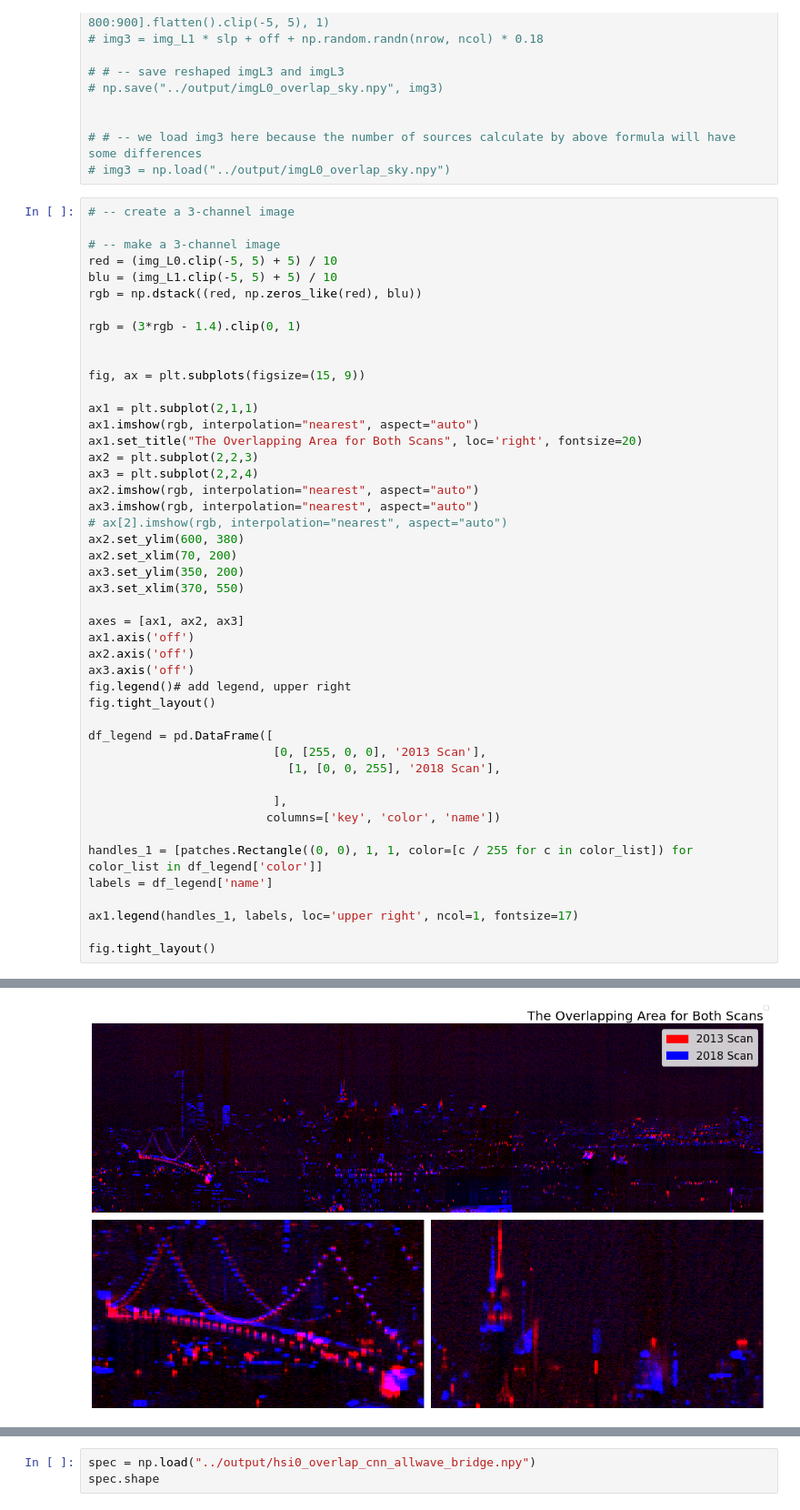
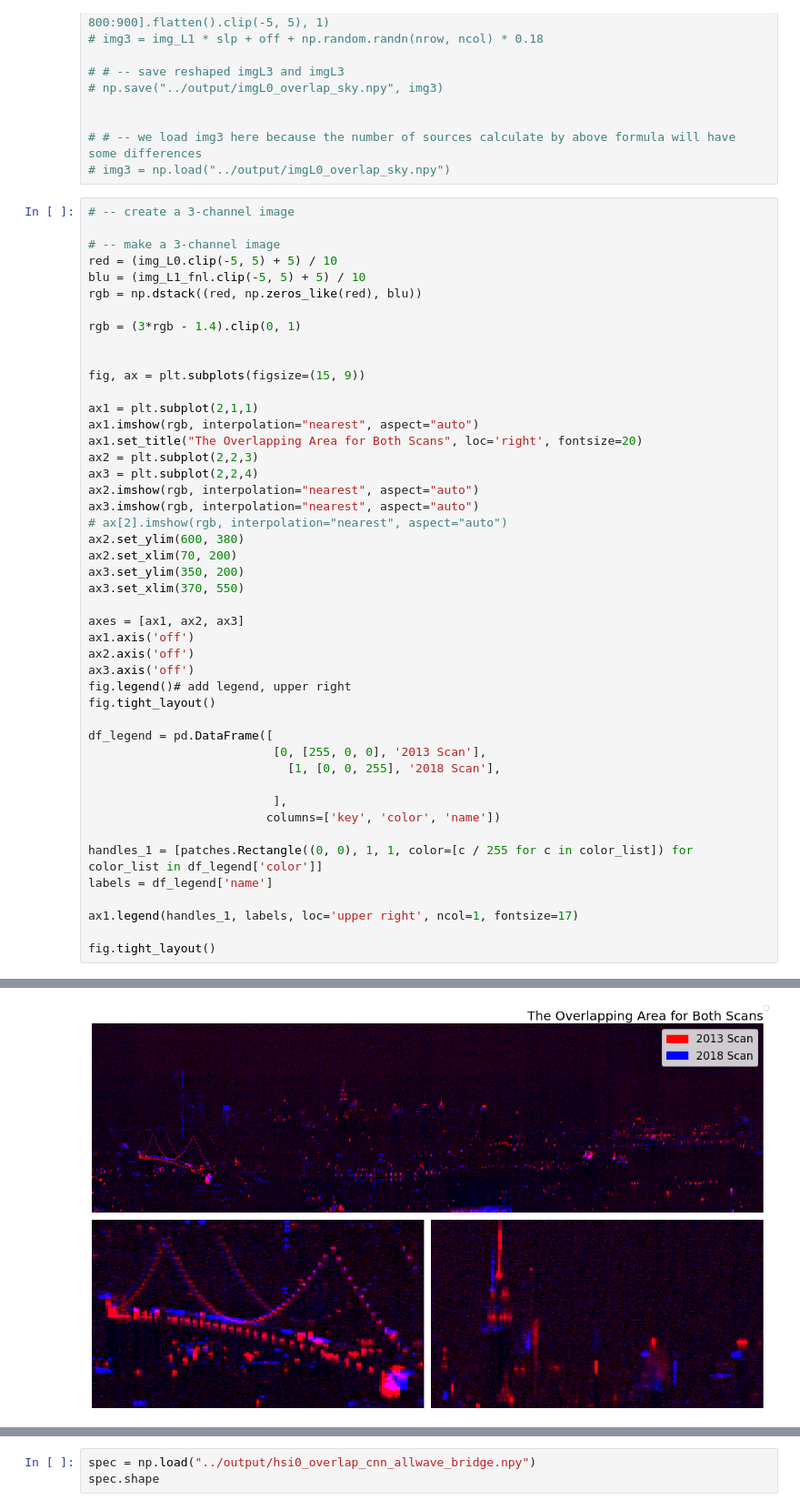
Before and after one commit to gdobler/lighting-tech-changeover, a Jupyter notebook: ltco/Sensor_Sensitivity_Correction.ipynb, the cells around one changed output, grey strips where cells are left out. Shown at 91% size. Drawn from its saved outputs; the diff is of its cells as text.

```diff
--- a/ltco/Sensor_Sensitivity_Correction.ipynb
+++ b/ltco/Sensor_Sensitivity_Correction.ipynb
@@ -145,7 +147,7 @@ h = plt.hist(patch_i3_2.flatten(), bins=50, range=[-1, 1], alpha=0.5, color="blu
 
 # -- make a 3-channel image
 red = (img_L0.clip(-5, 5) + 5) / 10
-blu = (img_L1.clip(-5, 5) + 5) / 10
+blu = (img_L1_fnl.clip(-5, 5) + 5) / 10
 rgb = np.dstack((red, np.zeros_like(red), blu))
 
 rgb = (3*rgb - 1.4).clip(0, 1)
@@ -161,32 +163,32 @@ ax3 = plt.subplot(2,2,4)
 ax2.imshow(rgb, interpolation="nearest", aspect="auto")
 ax3.imshow(rgb, interpolation="nearest", aspect="auto")
 # ax[2].imshow(rgb, interpolation="nearest", aspect="auto")
 ax2.set_ylim(600, 380)
 ax2.set_xlim(70, 200)
 ax3.set_ylim(350, 200)
 ax3.set_xlim(370, 550)
 
 axes = [ax1, ax2, ax3]
 ax1.axis('off')
 ax2.axis('off')
 ax3.axis('off')
 fig.legend()# add legend, upper right
 fig.tight_layout()
 
 df_legend = pd.DataFrame([
                           [0, [255, 0, 0], '2013 Scan'],
                             [1, [0, 0, 255], '2018 Scan'],
 
                           ],
                          columns=['key', 'color', 'name'])
 
 handles_1 = [patches.Rectangle((0, 0), 1, 1, color=[c / 255 for c in color_list]) for color_list in df_legend['color']]
 labels = df_legend['name']
 
 ax1.legend(handles_1, labels, loc='upper right', ncol=1, fontsize=17)
 
 fig.tight_layout()
 # %% [output]
 No artists with labels found to put in legend.  Note that artists whose label start with an underscore are ignored when legend() is called with no argument.
-[figure, old version]
+[figure, new version]
 # %%
```
Also changed, not shown: parts of 7 cells of this notebook, 2 other files.
